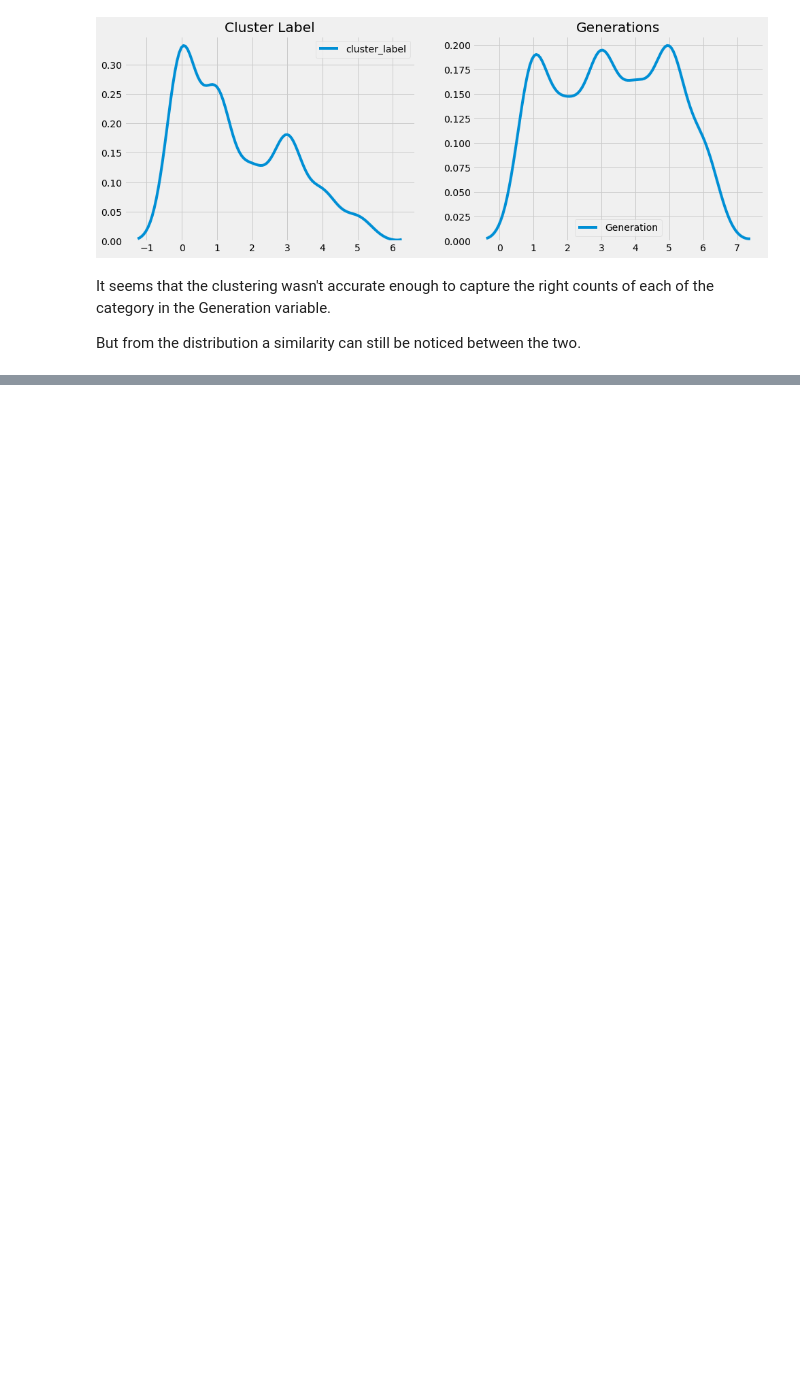
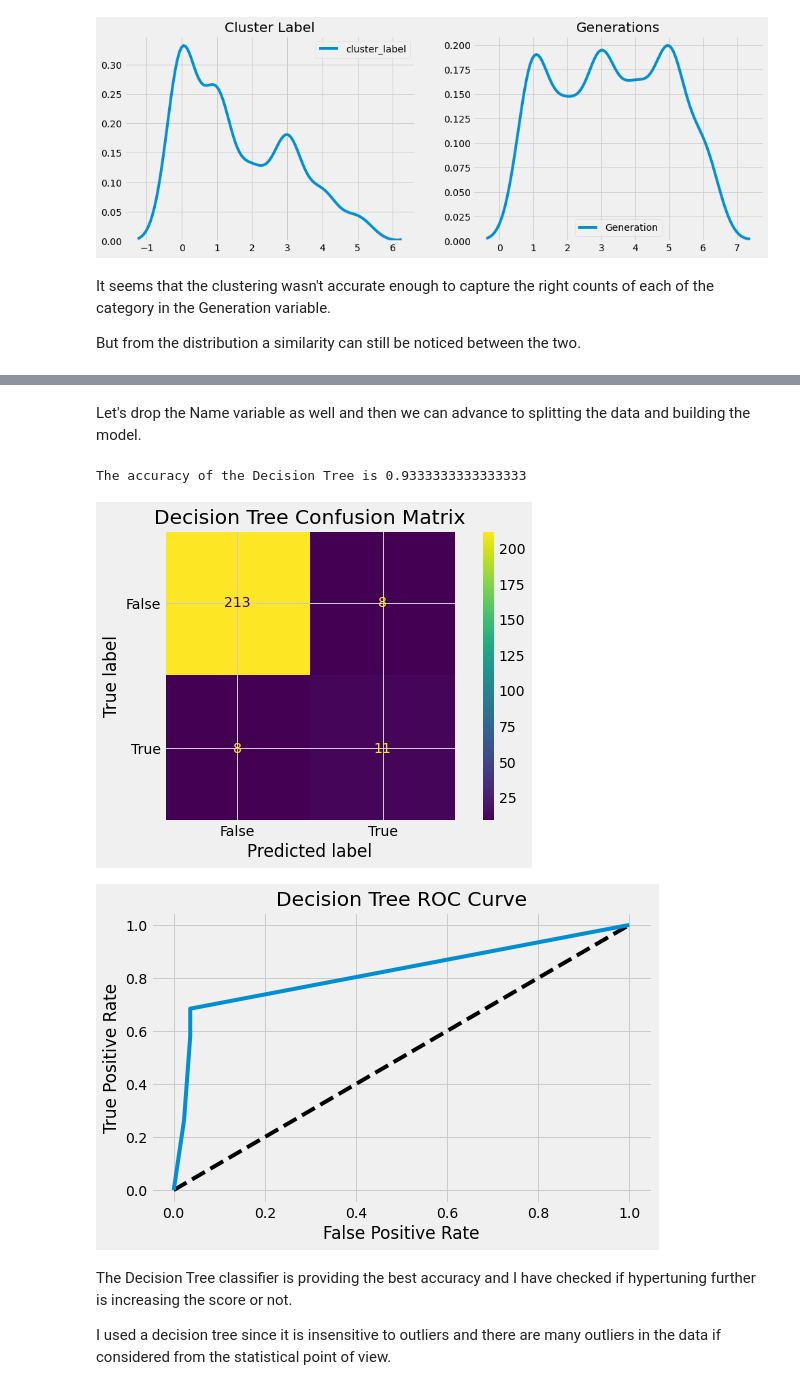
Before and after one commit to pratik-276/Infinite_Stories_with_Data, a Jupyter notebook: Pokemon with stats/pokemon-eda-clustering-and-classification.ipynb, the cells around one changed output, grey strips where cells are left out. Cells and saved outputs as stored; diff of their text form; code cells hidden in the pictures; blank space fills up the shorter version.

```diff
--- a/Pokemon with stats/pokemon-eda-clustering-and-classification.ipynb
+++ b/Pokemon with stats/pokemon-eda-clustering-and-classification.ipynb
@@ -208,0 +255,13 @@ But from the distribution a similarity can still be noticed between the two.
+# %% [markdown]
+Let's drop the Name variable as well and then we can advance to splitting the data and building the model.
+# %%
+data.drop('Name', axis=1, inplace=True)
+# %%
+#splitting the data
+
+from sklearn.model_selection import train_test_split
+
+X = data.drop('Legendary', axis=1)
+y = data['Legendary']
+
+X_train, X_test, y_train, y_test = train_test_split(X, y, test_size=0.3, random_state=42)
@@ -208,0 +275,29 @@ But from the distribution a similarity can still be noticed between the two.
+# %%
+model = DecisionTreeClassifier(max_depth=5, random_state=13)
+model.fit(X_train, y_train)
+prediction = model.predict(X_test)
+print('The accuracy of the Decision Tree is', accuracy_score(prediction, y_test))
+# %% [output]
+The accuracy of the Decision Tree is 0.9333333333333333
+# %%
+plot_confusion_matrix(model, X_test, y_test)
+plt.title('Decision Tree Confusion Matrix')
+plt.show()
+
+model = DecisionTreeClassifier(max_depth=5, random_state=13)
+model.fit(X_train, y_train)
+y_pred_prob = model.predict_proba(X_test)[:,1]
+fpr, tpr, thresholds = roc_curve(y_test, y_pred_prob)
+plt.plot([0, 1], [0, 1], 'k--')
+plt.plot(fpr, tpr, label='Logistic Regression')
+plt.xlabel('False Positive Rate')
+plt.ylabel('True Positive Rate')
+plt.title('Decision Tree ROC Curve')
+plt.show()
+# %% [output]
+[figure, added]
+[figure, added]
+# %% [markdown]
+The Decision Tree classifier is providing the best accuracy and I have checked if hypertuning further is increasing the score or not.
+
+I used a decision tree since it is insensitive to outliers and there are many outliers in the data if considered from the statistical point of view.
```
Also changed, not shown: parts of 13 cells of this notebook.
